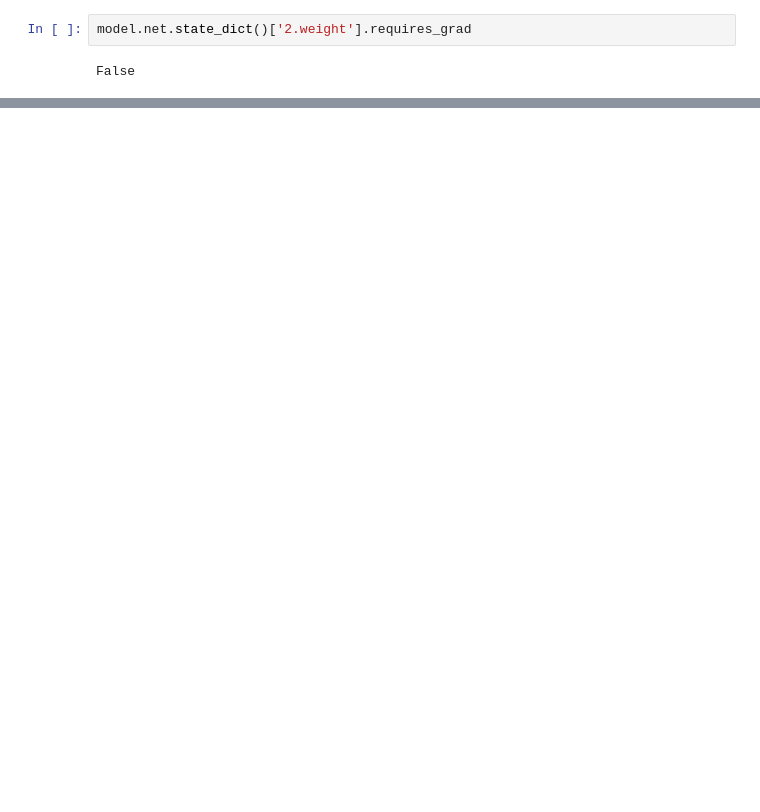
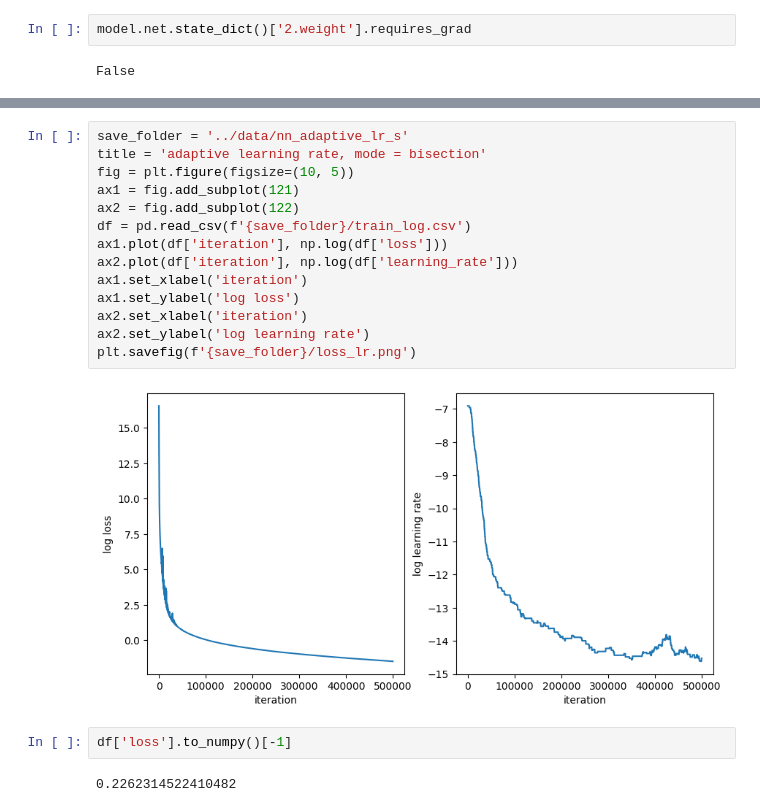
Before and after one commit to pinakm9/random-feature-map, a Jupyter notebook: notebooks/adaptive_learning_rate.ipynb, the cells around one changed output, grey strips where cells are left out. Saved outputs shown, nothing was run; the diff lists cells and outputs as text; blank space fills up the shorter version.

```diff
--- a/notebooks/adaptive_learning_rate.ipynb
+++ b/notebooks/adaptive_learning_rate.ipynb
@@ -69,0 +58,20 @@ True
+# %%
+save_folder = '../data/nn_adaptive_lr_s'
+title = 'adaptive learning rate, mode = bisection'
+fig = plt.figure(figsize=(10, 5))
+ax1 = fig.add_subplot(121)
+ax2 = fig.add_subplot(122)
+df = pd.read_csv(f'{save_folder}/train_log.csv')
+ax1.plot(df['iteration'], np.log(df['loss']))
+ax2.plot(df['iteration'], np.log(df['learning_rate']))
+ax1.set_xlabel('iteration')
+ax1.set_ylabel('log loss')
+ax2.set_xlabel('iteration')
+ax2.set_ylabel('log learning rate')
+plt.savefig(f'{save_folder}/loss_lr.png')
+# %% [output]
+[figure, added]
+# %%
+df['loss'].to_numpy()[-1]
+# %% [output]
+0.2262314522410482
```
Also changed, not shown: parts of 4 cells of this notebook.
